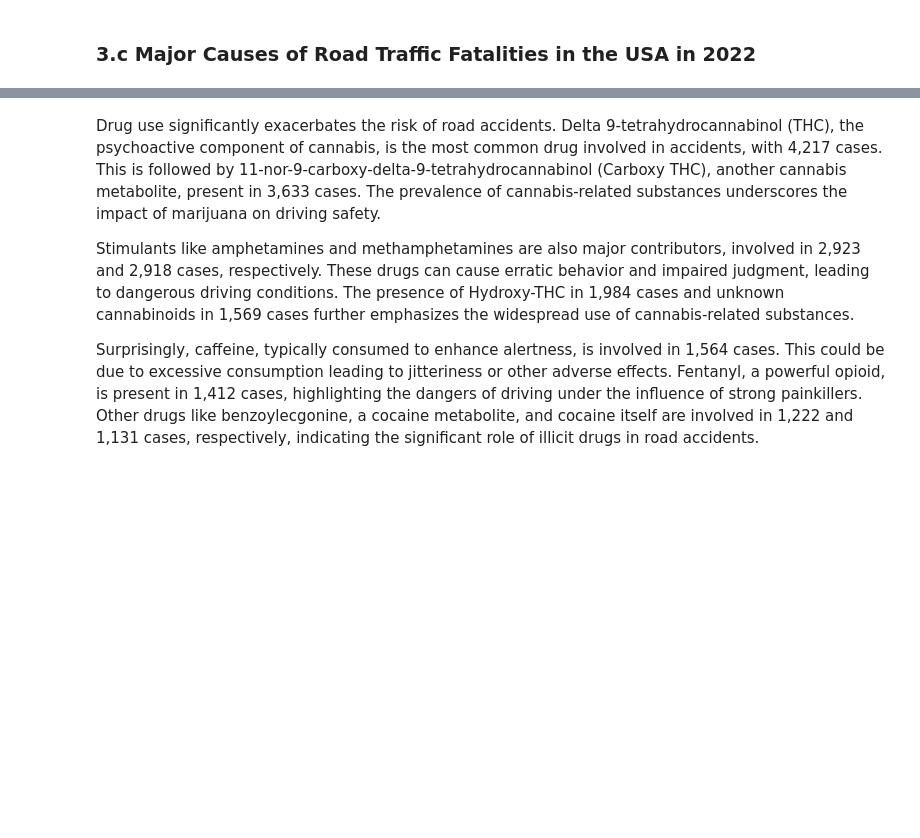
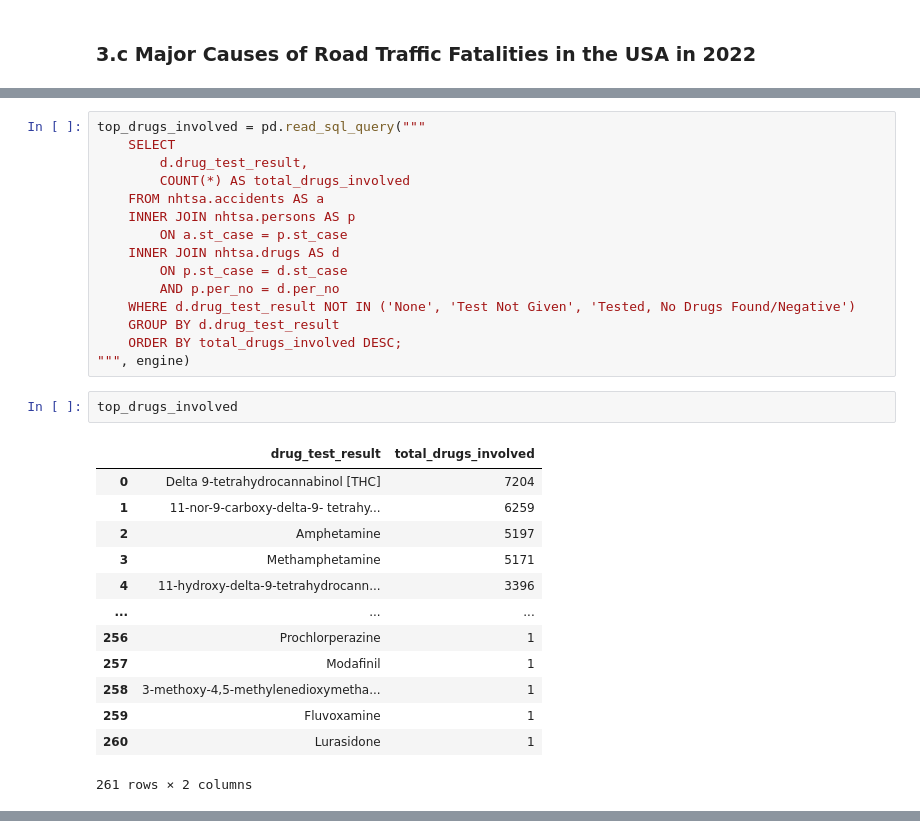
Before and after one commit to musasmike/msba_capstone, a Jupyter notebook: msba_capstone_report.ipynb, the cells around one changed output, grey strips where cells are left out. Cells and saved outputs as stored; diff of their text form; blank space fills up the shorter version.

```diff
--- a/msba_capstone_report.ipynb
+++ b/msba_capstone_report.ipynb
@@ -265,10 +333,35 @@ Lane violations, such as improper lane changes or not staying within designated
+# %%
+top_drugs_involved = pd.read_sql_query("""
+    SELECT
+        d.drug_test_result,
+        COUNT(*) AS total_drugs_involved
+    FROM nhtsa.accidents AS a
+    INNER JOIN nhtsa.persons AS p
+        ON a.st_case = p.st_case
+    INNER JOIN nhtsa.drugs AS d
+        ON p.st_case = d.st_case
+        AND p.per_no = d.per_no
+    WHERE d.drug_test_result NOT IN ('None', 'Test Not Given', 'Tested, No Drugs Found/Negative')
+    GROUP BY d.drug_test_result
+    ORDER BY total_drugs_involved DESC;
+""", engine)
+# %%
+top_drugs_involved
+# %% [output]
+|  | drug_test_result | total_drugs_involved |
+| 0 | Delta 9-tetrahydrocannabinol [THC] | 7204 |
+| 1 | 11-nor-9-carboxy-delta-9- tetrahy... | 6259 |
+| 2 | Amphetamine | 5197 |
+| 3 | Methamphetamine | 5171 |
+| 4 | 11-hydroxy-delta-9-tetrahydrocann... | 3396 |
+| ... | ... | ... |
+| 256 | Prochlorperazine | 1 |
+| 257 | Modafinil | 1 |
+| 258 | 3-methoxy-4,5-methylenedioxymetha... | 1 |
+| 259 | Fluvoxamine | 1 |
+| 260 | Lurasidone | 1 |
+261 rows × 2 columns
 # %% [markdown]
 <img src="Assets/Top Drugs Involved in Accidents.png" alt="drawing" width="1000"/>
 
 <p>.</p>
-# %% [markdown]
-Drug use significantly exacerbates the risk of road accidents. Delta 9-tetrahydrocannabinol (THC), the psychoactive component of cannabis, is the most common drug involved in accidents, with 4,217 cases. This is followed by 11-nor-9-carboxy-delta-9-tetrahydrocannabinol (Carboxy THC), another cannabis metabolite, present in 3,633 cases. The prevalence of cannabis-related substances underscores the impact of marijuana on driving safety.
-
-Stimulants like amphetamines and methamphetamines are also major contributors, involved in 2,923 and 2,918 cases, respectively. These drugs can cause erratic behavior and impaired judgment, leading to dangerous driving conditions. The presence of Hydroxy-THC in 1,984 cases and unknown cannabinoids in 1,569 cases further emphasizes the widespread use of cannabis-related substances.
-
-Surprisingly, caffeine, typically consumed to enhance alertness, is involved in 1,564 cases. This could be due to excessive consumption leading to jitteriness or other adverse effects. Fentanyl, a powerful opioid, is present in 1,412 cases, highlighting the dangers of driving under the influence of strong painkillers. Other drugs like benzoylecgonine, a cocaine metabolite, and cocaine itself are involved in 1,222 and 1,131 cases, respectively, indicating the significant role of illicit drugs in road accidents.
```
Also changed, not shown: parts of 33 cells of this notebook.
